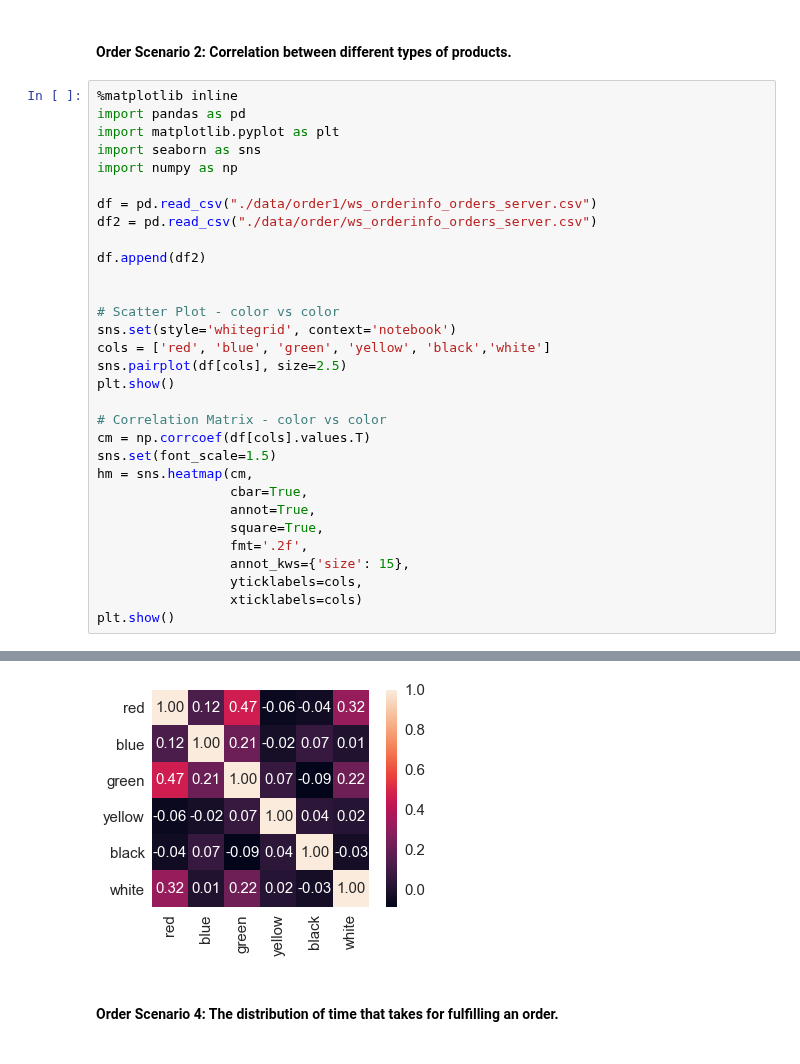
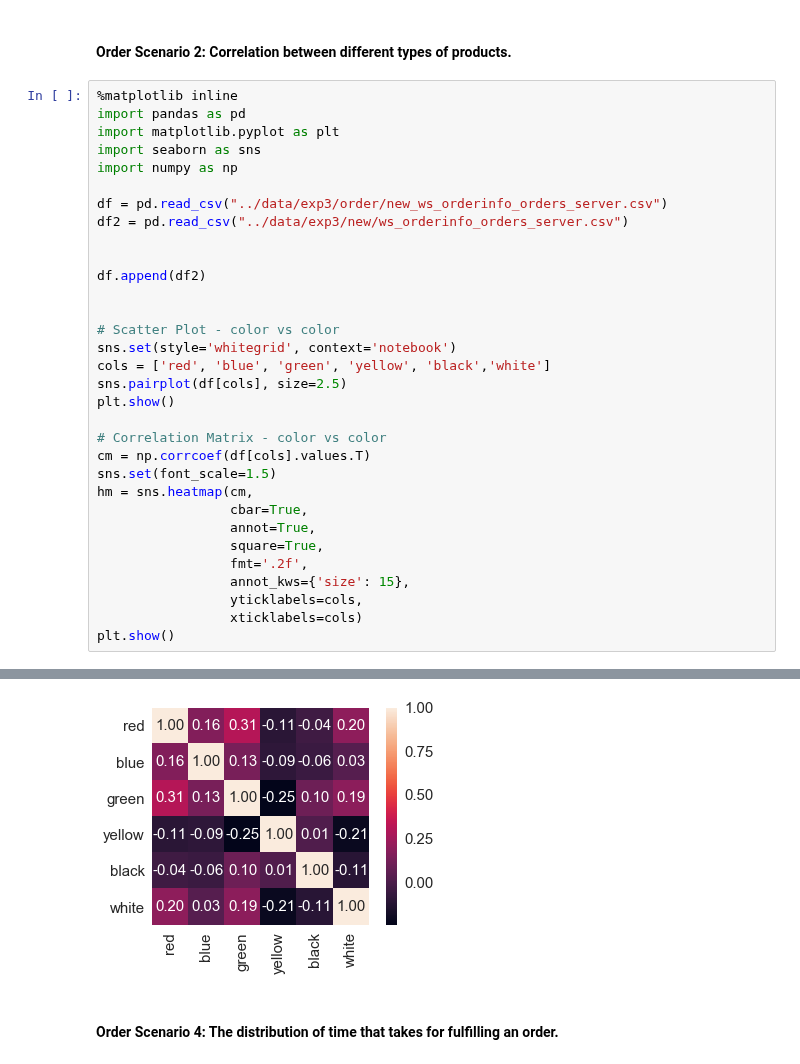
Before and after one commit to miaoever/IOT, a Jupyter notebook: Standup 6/IoT standup 6-regression-exp1.ipynb, the cells around one changed output, grey strips where cells are left out. Drawn from its saved outputs; the diff is of its cells as text.

```diff
--- a/Standup 6/IoT standup 6-regression-exp1.ipynb
+++ b/Standup 6/IoT standup 6-regression-exp1.ipynb
@@ -94,8 +92,9 @@ import matplotlib.pyplot as plt
 import seaborn as sns
 import numpy as np
 
-df = pd.read_csv("./data/order1/ws_orderinfo_orders_server.csv")
-df2 = pd.read_csv("./data/order/ws_orderinfo_orders_server.csv")
+df = pd.read_csv("../data/exp3/order/new_ws_orderinfo_orders_server.csv")
+df2 = pd.read_csv("../data/exp3/new/ws_orderinfo_orders_server.csv")
+
 
 df.append(df2)
 
@@ -123,4 +122,4 @@ plt.show()
-[figure, old version]
+[figure, new version]
 # %% [markdown]
 #### Order Scenario 4: The distribution of time that takes for fulfilling an order.
 # %%
```
Also changed, not shown: parts of 16 cells of this notebook, 1 other file.
